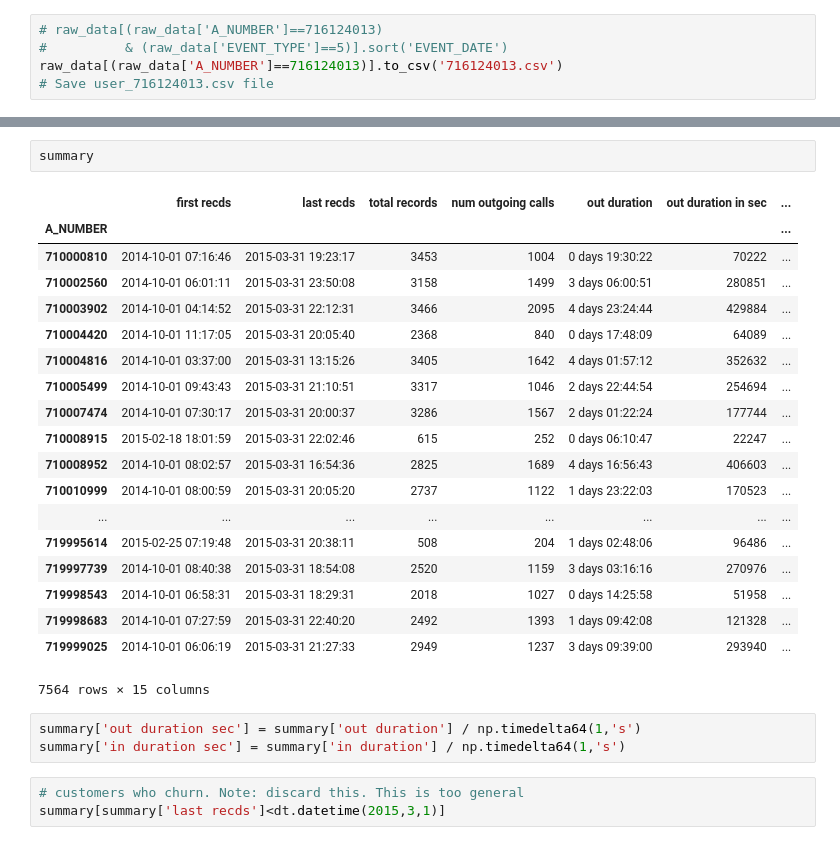
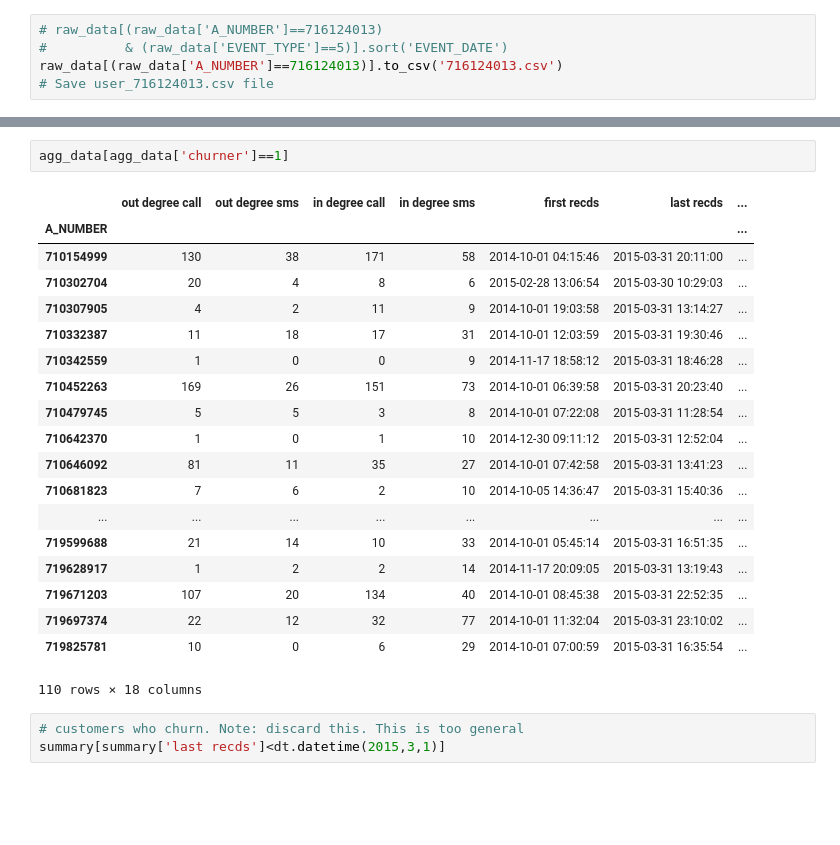
Before and after one commit to tramanh06/CDR-analysis, a Jupyter notebook: iPython Notebook/CDR Data Cleaning.ipynb, the cells around one changed output, grey strips where cells are left out. Drawn from its saved outputs; the diff is of its cells as text; blank space fills up the shorter version.

```diff
--- a/iPython Notebook/CDR Data Cleaning.ipynb
+++ b/iPython Notebook/CDR Data Cleaning.ipynb
@@ -105,28 +152,25 @@ summary = group.apply(aggregations)
-# %%
-summary
-# %% [output]
-|  | first recds | last recds | total records | num outgoing calls | out duration | out duration in sec | ... |
-| A_NUMBER |  |  |  |  |  |  | ... |
-| 710000810 | 2014-10-01 07:16:46 | 2015-03-31 19:23:17 | 3453 | 1004 | 0 days 19:30:22 | 70222 | ... |
-| 710002560 | 2014-10-01 06:01:11 | 2015-03-31 23:50:08 | 3158 | 1499 | 3 days 06:00:51 | 280851 | ... |
-| 710003902 | 2014-10-01 04:14:52 | 2015-03-31 22:12:31 | 3466 | 2095 | 4 days 23:24:44 | 429884 | ... |
-| 710004420 | 2014-10-01 11:17:05 | 2015-03-31 20:05:40 | 2368 | 840 | 0 days 17:48:09 | 64089 | ... |
-| 710004816 | 2014-10-01 03:37:00 | 2015-03-31 13:15:26 | 3405 | 1642 | 4 days 01:57:12 | 352632 | ... |
-| 710005499 | 2014-10-01 09:43:43 | 2015-03-31 21:10:51 | 3317 | 1046 | 2 days 22:44:54 | 254694 | ... |
-| 710007474 | 2014-10-01 07:30:17 | 2015-03-31 20:00:37 | 3286 | 1567 | 2 days 01:22:24 | 177744 | ... |
-| 710008915 | 2015-02-18 18:01:59 | 2015-03-31 22:02:46 | 615 | 252 | 0 days 06:10:47 | 22247 | ... |
-| 710008952 | 2014-10-01 08:02:57 | 2015-03-31 16:54:36 | 2825 | 1689 | 4 days 16:56:43 | 406603 | ... |
-| 710010999 | 2014-10-01 08:00:59 | 2015-03-31 20:05:20 | 2737 | 1122 | 1 days 23:22:03 | 170523 | ... |
-| ... | ... | ... | ... | ... | ... | ... | ... |
-| 719995614 | 2015-02-25 07:19:48 | 2015-03-31 20:38:11 | 508 | 204 | 1 days 02:48:06 | 96486 | ... |
-| 719997739 | 2014-10-01 08:40:38 | 2015-03-31 18:54:08 | 2520 | 1159 | 3 days 03:16:16 | 270976 | ... |
-| 719998543 | 2014-10-01 06:58:31 | 2015-03-31 18:29:31 | 2018 | 1027 | 0 days 14:25:58 | 51958 | ... |
-| 719998683 | 2014-10-01 07:27:59 | 2015-03-31 22:40:20 | 2492 | 1393 | 1 days 09:42:08 | 121328 | ... |
-| 719999025 | 2014-10-01 06:06:19 | 2015-03-31 21:27:33 | 2949 | 1237 | 3 days 09:39:00 | 293940 | ... |
-7564 rows × 15 columns
-# %%
-summary['out duration sec'] = summary['out duration'] / np.timedelta64(1,'s')
-summary['in duration sec'] = summary['in duration'] / np.timedelta64(1,'s')
+# %%
+agg_data[agg_data['churner']==1]
+# %% [output]
+|  | out degree call | out degree sms | in degree call | in degree sms | first recds | last recds | ... |
+| A_NUMBER |  |  |  |  |  |  | ... |
+| 710154999 | 130 | 38 | 171 | 58 | 2014-10-01 04:15:46 | 2015-03-31 20:11:00 | ... |
+| 710302704 | 20 | 4 | 8 | 6 | 2015-02-28 13:06:54 | 2015-03-30 10:29:03 | ... |
+| 710307905 | 4 | 2 | 11 | 9 | 2014-10-01 19:03:58 | 2015-03-31 13:14:27 | ... |
+| 710332387 | 11 | 18 | 17 | 31 | 2014-10-01 12:03:59 | 2015-03-31 19:30:46 | ... |
+| 710342559 | 1 | 0 | 0 | 9 | 2014-11-17 18:58:12 | 2015-03-31 18:46:28 | ... |
+| 710452263 | 169 | 26 | 151 | 73 | 2014-10-01 06:39:58 | 2015-03-31 20:23:40 | ... |
+| 710479745 | 5 | 5 | 3 | 8 | 2014-10-01 07:22:08 | 2015-03-31 11:28:54 | ... |
+| 710642370 | 1 | 0 | 1 | 10 | 2014-12-30 09:11:12 | 2015-03-31 12:52:04 | ... |
+| 710646092 | 81 | 11 | 35 | 27 | 2014-10-01 07:42:58 | 2015-03-31 13:41:23 | ... |
+| 710681823 | 7 | 6 | 2 | 10 | 2014-10-05 14:36:47 | 2015-03-31 15:40:36 | ... |
+| ... | ... | ... | ... | ... | ... | ... | ... |
+| 719599688 | 21 | 14 | 10 | 33 | 2014-10-01 05:45:14 | 2015-03-31 16:51:35 | ... |
+| 719628917 | 1 | 2 | 2 | 14 | 2014-11-17 20:09:05 | 2015-03-31 13:19:43 | ... |
+| 719671203 | 107 | 20 | 134 | 40 | 2014-10-01 08:45:38 | 2015-03-31 22:52:35 | ... |
+| 719697374 | 22 | 12 | 32 | 77 | 2014-10-01 11:32:04 | 2015-03-31 23:10:02 | ... |
+| 719825781 | 10 | 0 | 6 | 29 | 2014-10-01 07:00:59 | 2015-03-31 16:35:54 | ... |
+110 rows × 18 columns
 # %%
 # customers who churn. Note: discard this. This is too general
 summary[summary['last recds']<dt.datetime(2015,3,1)]
```
Also changed, not shown: parts of 5 cells of this notebook, 2 other files.
